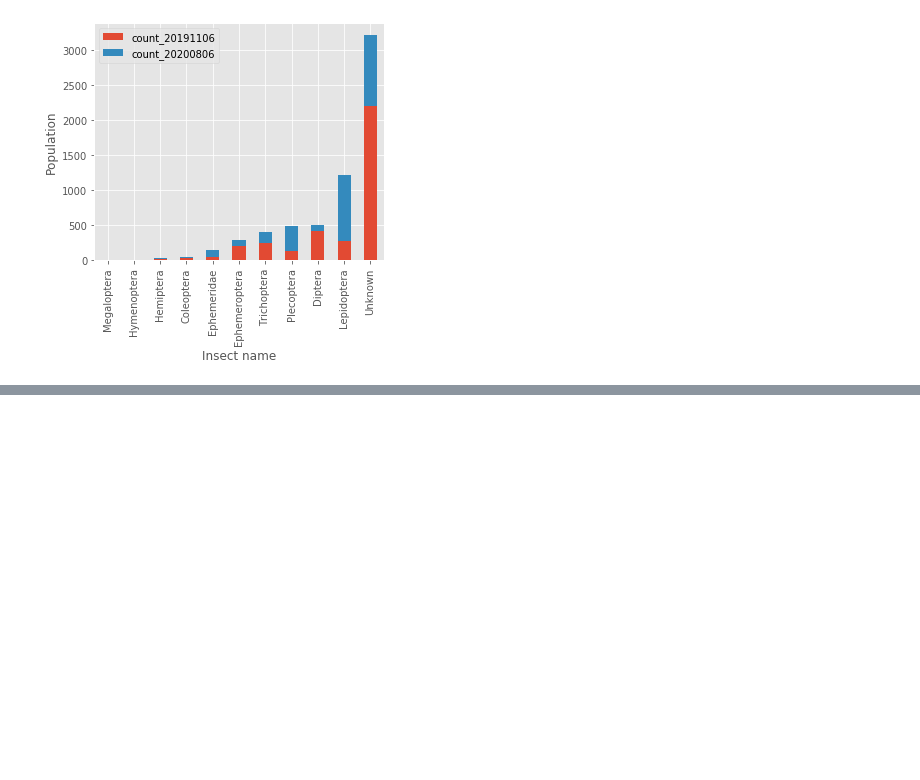
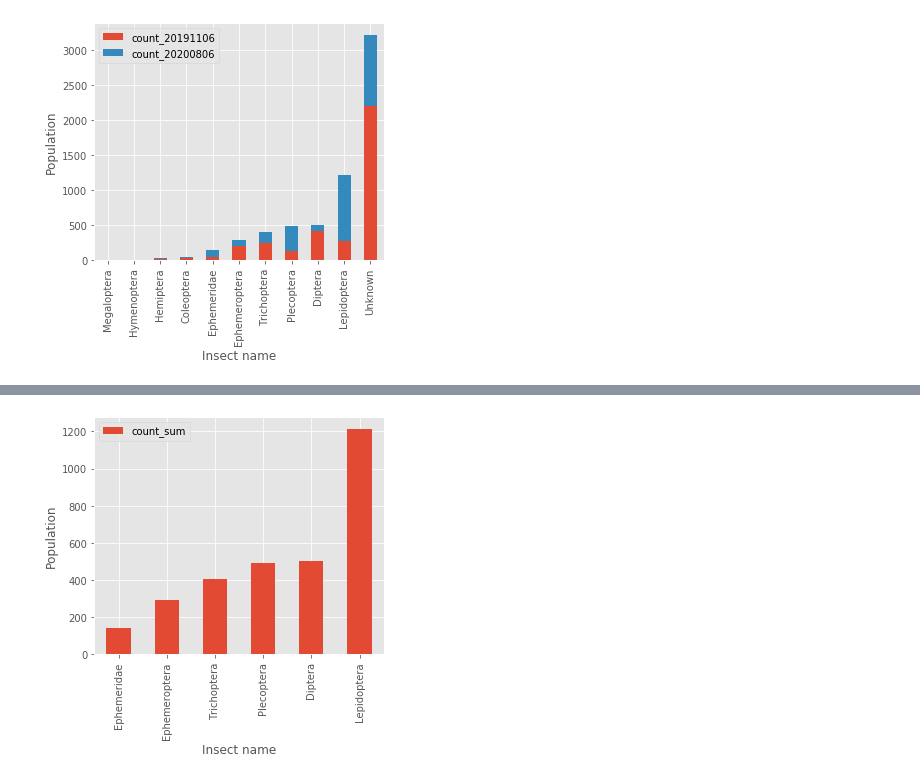
Before and after one commit to keiiti975/Insect_Phenology_Detector, a Jupyter notebook: result/classification/visualize_annotation_20200806/visualize_annotation.ipynb, the cells around one changed output, grey strips where cells are left out. Cells and saved outputs as stored; diff of their text form; code cells hidden in the pictures; blank space fills up the shorter version.

```diff
--- a/result/classification/visualize_annotation_20200806/visualize_annotation.ipynb
+++ b/result/classification/visualize_annotation_20200806/visualize_annotation.ipynb
@@ -454,3 +479,6 @@ plt.tight_layout()
 plt.savefig(pj(os.getcwd(), "result/classification/visualize_annotation_20200806", "population_sum.png"))
 # %% [output]
 [figure]
+# %%
+count_sorted_df_union_target = count_sorted_df_union.drop([10, 5, 9, 1, 4], axis=0)
+count_sorted_df_union_target
@@ -456,0 +493,8 @@ plt.savefig(pj(os.getcwd(), "result/classification/visualize_annotation_20200806
+# %%
+count_sorted_df_union_target.plot.bar(x="label", y=["count_sum"])
+plt.xlabel("Insect name")
+plt.ylabel("Population")
+plt.tight_layout()
+plt.savefig(pj(os.getcwd(), "result/classification/visualize_annotation_20200806", "population_sum_target.png"))
+# %% [output]
+[figure, added]
```
Also changed, not shown: parts of 5 cells of this notebook, 4 other files.
